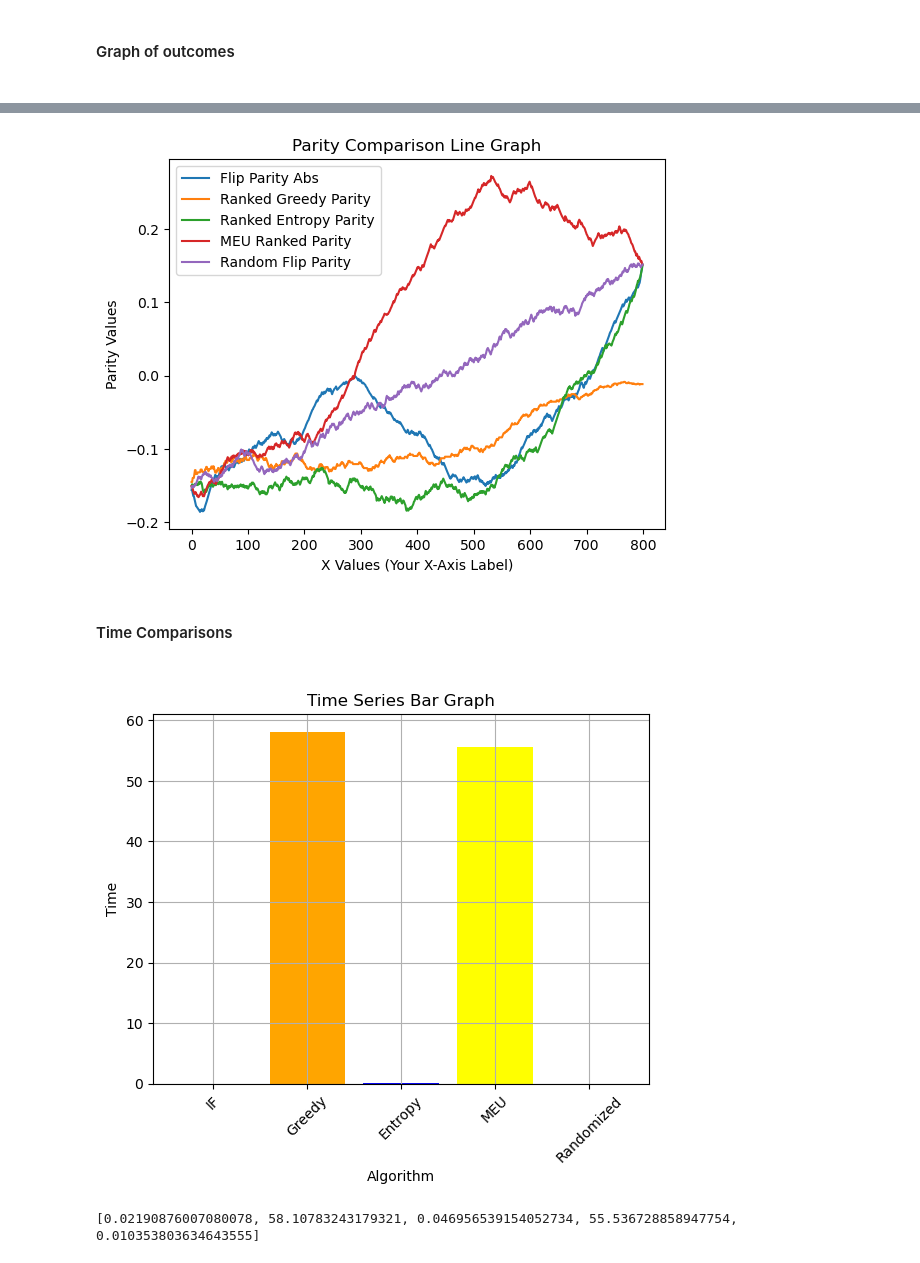
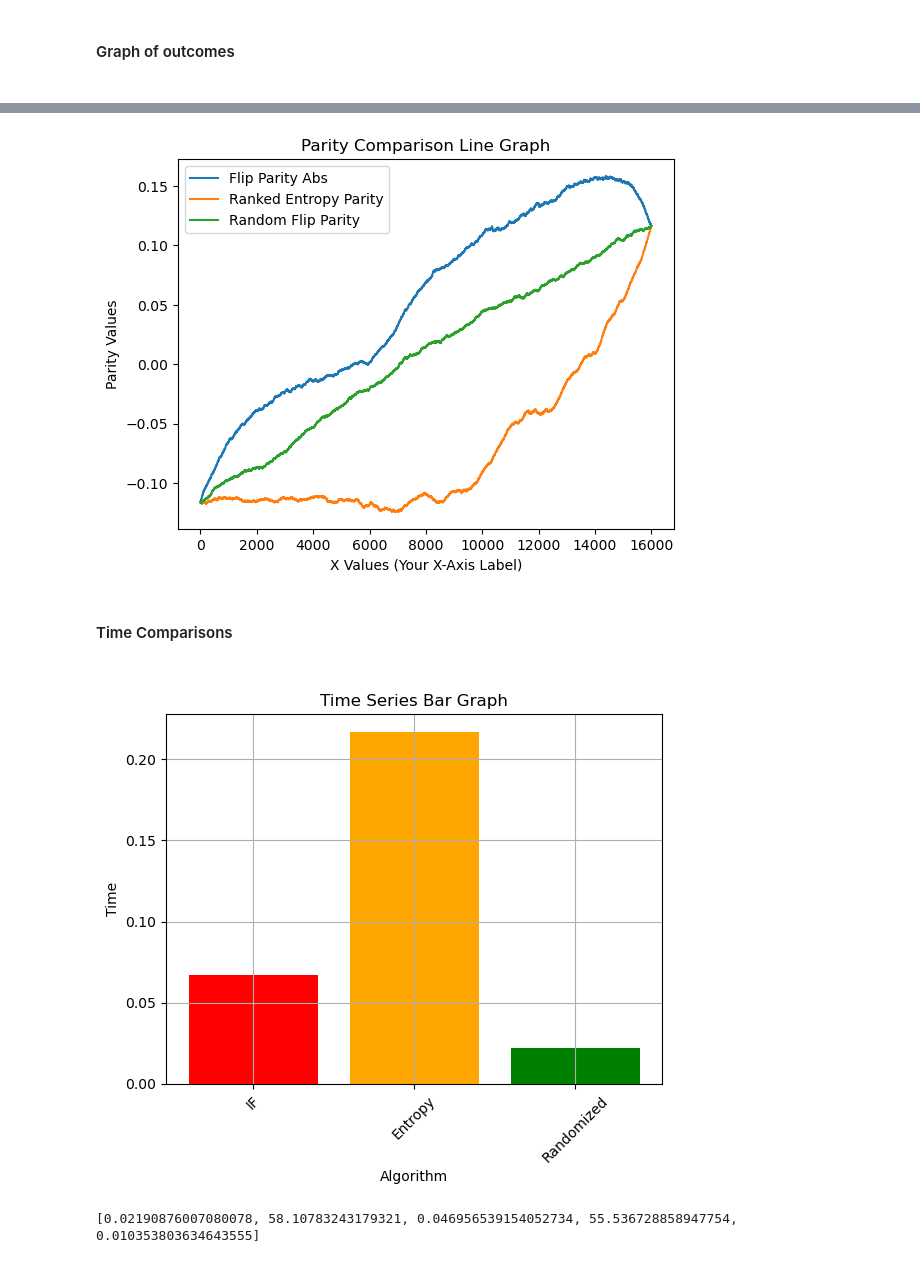
Before and after one commit to s-thandri/labelflipping, a Jupyter notebook: influence_functions/acs_influence 1.ipynb, the cells around one changed output, grey strips where cells are left out. Drawn from its saved outputs; the diff is of its cells as text; code cells hidden in the pictures.

Commit message:
added new graphs

```diff
--- a/influence_functions/acs_influence 1.ipynb
+++ b/influence_functions/acs_influence 1.ipynb
@@ -619,9 +613,9 @@ plt.legend()
 # %%
 x_values = range(len(random_flip_parity))
 plt.plot(x_values, flip_parity_abs, label='Flip Parity Abs')
-plt.plot(x_values, ranked_greedy_parity_list, label='Ranked Greedy Parity')
+#plt.plot(x_values, ranked_greedy_parity_list, label='Ranked Greedy Parity')
 plt.plot(x_values, ranked_ent_parity_list, label='Ranked Entropy Parity')
-plt.plot(x_values, meu_ranked_parity_list, label='MEU Ranked Parity')
+#plt.plot(x_values, meu_ranked_parity_list, label='MEU Ranked Parity')
 plt.plot(x_values, random_flip_parity, label='Random Flip Parity')
 
 # Add labels and title
@@ -635,25 +629,25 @@ plt.legend()
 # Show the graph
 plt.show()
 # %% [output]
-[figure, old version]
+[figure, new version]
 # %% [markdown]
 <h4>Time Comparisons<h4>
 # %%
 # Create a line chart
-x_axis = ['IF', 'Greedy', 'Entropy', 'MEU', 'Randomized']
+x_axis = ['IF', 'Entropy', 'Randomized']
 # Colors for each bar
-colors = ['red', 'orange', 'blue', 'yellow', 'green']
+colors = ['red', 'orange', 'green']
 
 # Create a bar graph with updated labels and colors
 plt.bar(x_axis, sol_time, color=colors)
 plt.title('Time Series Bar Graph')
 plt.xlabel('Algorithm')
 plt.ylabel('Time')
 plt.grid(True)
 plt.xticks(rotation=45)
 plt.show()
 # %% [output]
-[figure, old version]
+[figure, new version]
 # %%
 #When calculating the time we are looking at the time taken to choose which datapoint to flip
 #Do not consider the time taken to calculate the fairness on each datapoint
```
Also changed, not shown: parts of 13 cells of this notebook, 3 other files.
